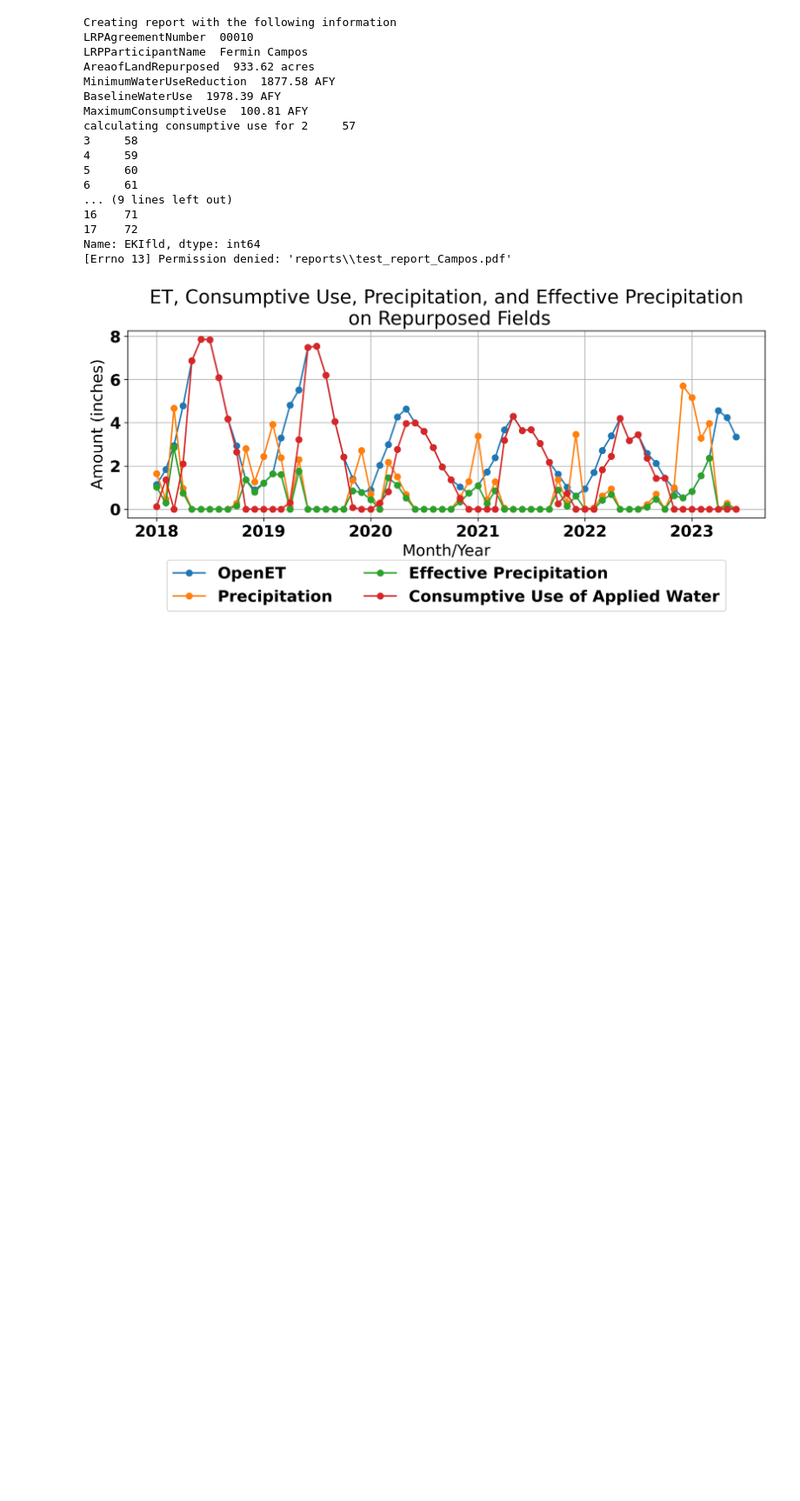
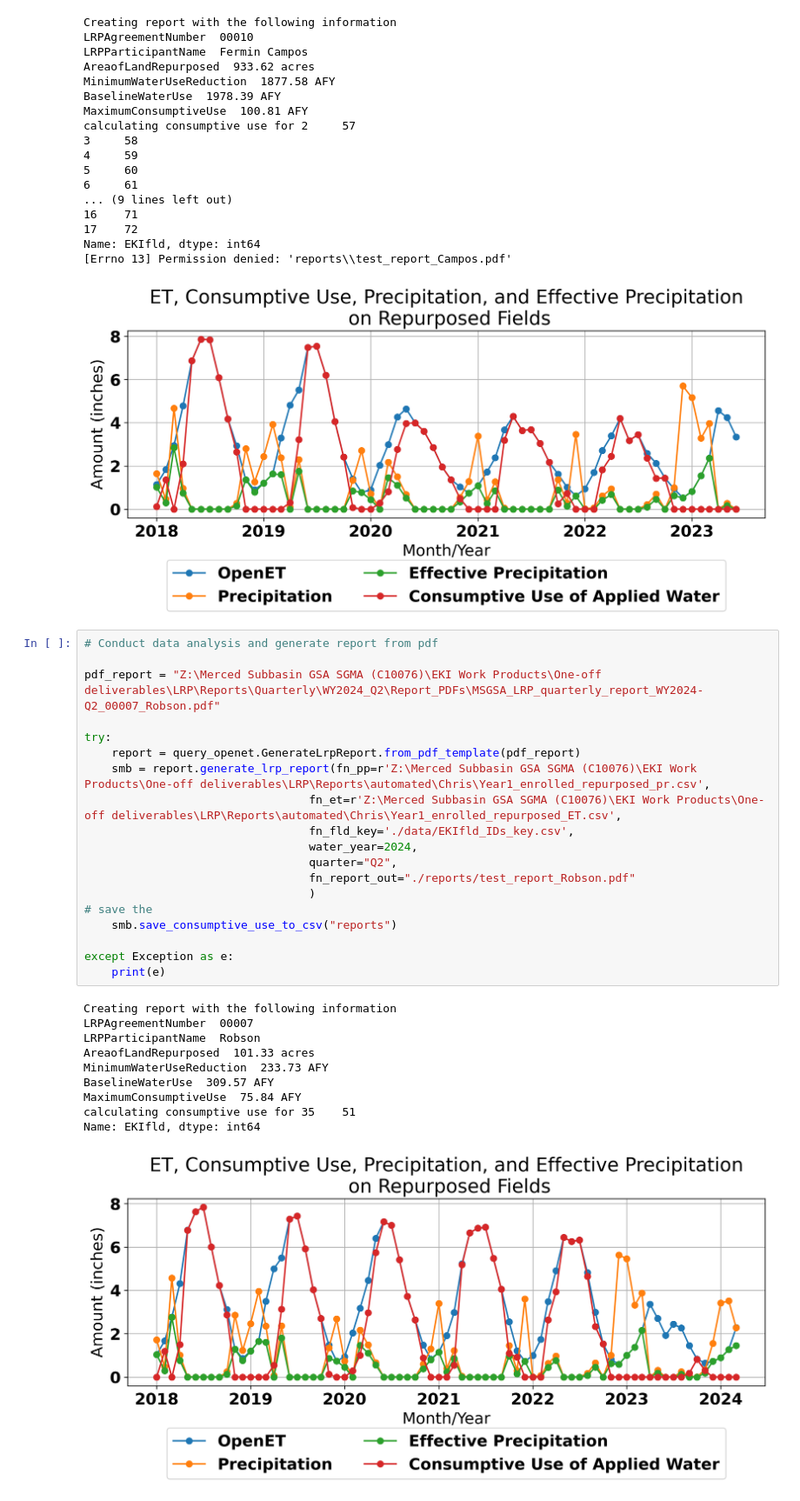
Before and after one commit to mmaneta/eki_lpr_update, a Jupyter notebook: notebooks/update_lrp_merced.ipynb, the cells around one changed output. Shown at 87% size. Drawn from its saved outputs; the diff is of its cells as text; blank space fills up the shorter version.

```diff
--- a/notebooks/update_lrp_merced.ipynb
+++ b/notebooks/update_lrp_merced.ipynb
@@ -113,3 +129,33 @@ calculating consumptive use for 2     57
 Name: EKIfld, dtype: int64
 [Errno 13] Permission denied: 'reports\\test_report_Campos.pdf'
 [figure]
+# %%
+# Conduct data analysis and generate report from pdf
+
+pdf_report = "Z:\Merced Subbasin GSA SGMA (C10076)\EKI Work Products\One-off deliverables\LRP\Reports\Quarterly\WY2024_Q2\Report_PDFs\MSGSA_LRP_quarterly_report_WY2024-Q2_00007_Robson.pdf"
+
+try:
+    report = query_openet.GenerateLrpReport.from_pdf_template(pdf_report)
+    smb = report.generate_lrp_report(fn_pp=r'Z:\Merced Subbasin GSA SGMA (C10076)\EKI Work Products\One-off deliverables\LRP\Reports\automated\Chris\Year1_enrolled_repurposed_pr.csv',
+                                 fn_et=r'Z:\Merced Subbasin GSA SGMA (C10076)\EKI Work Products\One-off deliverables\LRP\Reports\automated\Chris\Year1_enrolled_repurposed_ET.csv',
+                                 fn_fld_key='./data/EKIfld_IDs_key.csv',
+                                 water_year=2024,
+                                 quarter="Q2",
+                                 fn_report_out="./reports/test_report_Robson.pdf"
+                                 )
+# save the
+    smb.save_consumptive_use_to_csv("reports")
+
+except Exception as e:
+    print(e)
+# %% [output]
+Creating report with the following information
+LRPAgreementNumber  00007
+LRPParticipantName  Robson
+AreaofLandRepurposed  101.33 acres
+MinimumWaterUseReduction  233.73 AFY
+BaselineWaterUse  309.57 AFY
+MaximumConsumptiveUse  75.84 AFY
+calculating consumptive use for 35    51
+Name: EKIfld, dtype: int64
+[figure, added]
```
Also changed, not shown: parts of 3 cells of this notebook, 6 other files.
